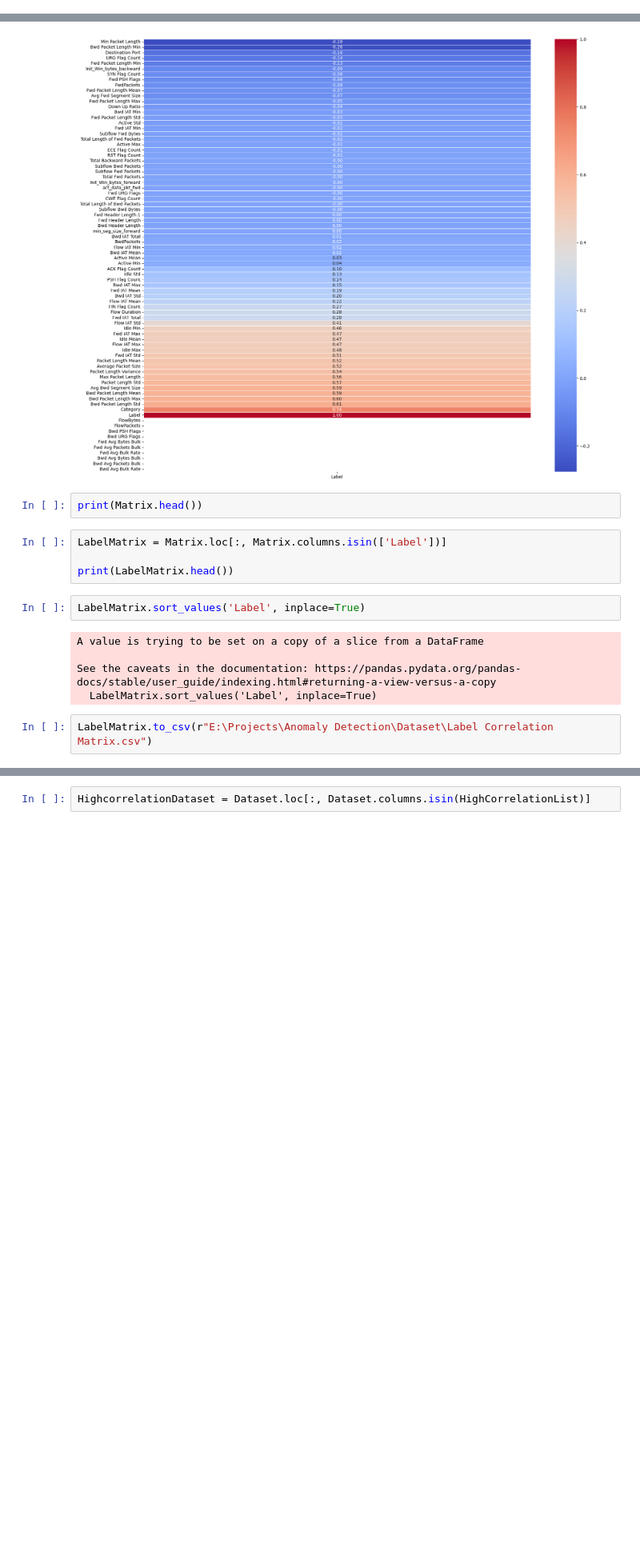
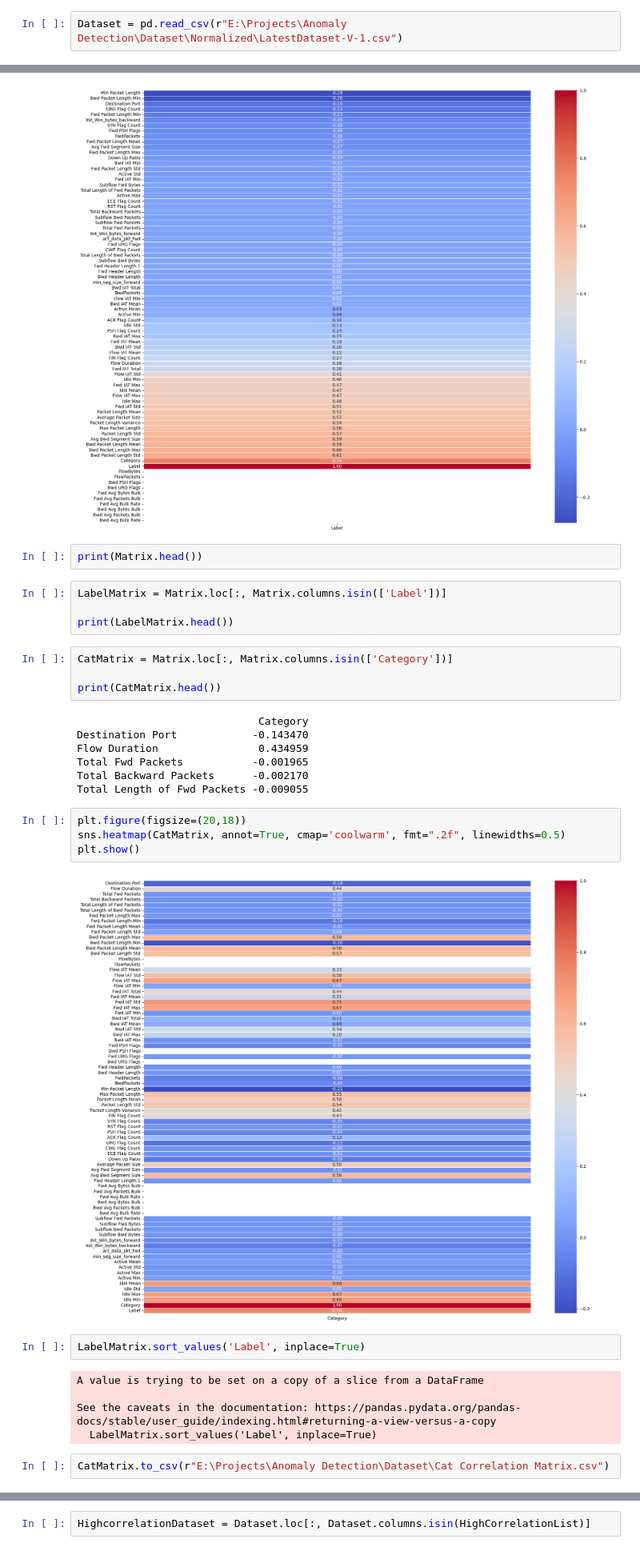
Before and after one commit to WesamAboAqel/Anomaly-Detection-in-Network-Traffic-using-Machine-Learning, a Jupyter notebook: ANN/Gibrish.ipynb, the cells around one changed output, grey strips where cells are left out. Shown: that part at 80% size. Drawn from its saved outputs; the diff is of its cells as text; blank space fills up the shorter version.

```diff
--- a/ANN/Gibrish.ipynb
+++ b/ANN/Gibrish.ipynb
@@ -81,5 +82,7 @@ array([ 0,  1,  2,  3,  4,  5,  6,  7,  8,  9, 10, 11, 12, 13, 14])
 # %%
 Dataset['Category'].replace('Web Sql Injection', 8, inplace=True)
+# %%
+Dataset = pd.read_csv(r"E:\Projects\Anomaly Detection\Dataset\Normalized\LatestDataset-V-1.csv")
 # %%
 Dataset['Category'].value_counts()
 # %% [output]
@@ -117,6 +122,23 @@ print(Matrix.head())
 LabelMatrix = Matrix.loc[:, Matrix.columns.isin(['Label'])]
 
 print(LabelMatrix.head())
+# %%
+CatMatrix = Matrix.loc[:, Matrix.columns.isin(['Category'])]
+
+print(CatMatrix.head())
+# %% [output]
+                             Category
+Destination Port            -0.143470
+Flow Duration                0.434959
+Total Fwd Packets           -0.001965
+Total Backward Packets      -0.002170
+Total Length of Fwd Packets -0.009055
+# %%
+plt.figure(figsize=(20,18))
+sns.heatmap(CatMatrix, annot=True, cmap='coolwarm', fmt=".2f", linewidths=0.5)
+plt.show()
+# %% [output]
+[figure, added]
 # %%
 LabelMatrix.sort_values('Label', inplace=True)
 # %% [output]
@@ -125,7 +147,7 @@ A value is trying to be set on a copy of a slice from a DataFrame
 See the caveats in the documentation: https://pandas.pydata.org/pandas-docs/stable/user_guide/indexing.html#returning-a-view-versus-a-copy
   LabelMatrix.sort_values('Label', inplace=True)
 # %%
-LabelMatrix.to_csv(r"E:\Projects\Anomaly Detection\Dataset\Label Correlation Matrix.csv")
+CatMatrix.to_csv(r"E:\Projects\Anomaly Detection\Dataset\Cat Correlation Matrix.csv")
 # %%
 HighCorrelationList = []
 
```
Also changed, not shown: parts of 17 cells of this notebook, 8 other files.
